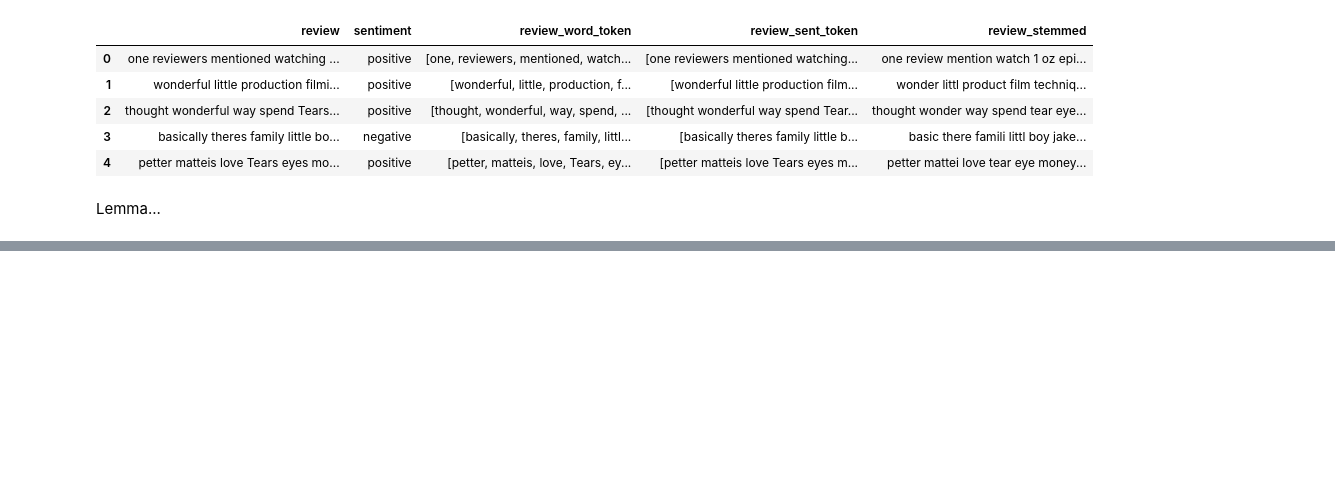
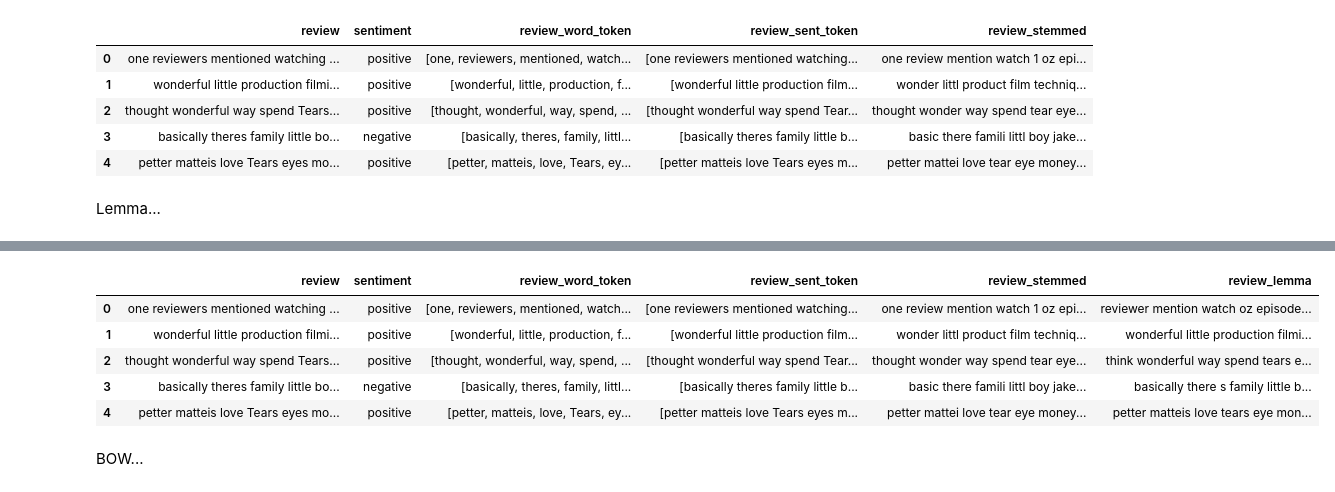
Before and after one commit to Nithin-Sanjay/NLP, a Jupyter notebook: NLP.ipynb, the cells around one changed output, grey strips where cells are left out. Drawn from its saved outputs; the diff is of its cells as text; code cells hidden in the pictures; blank space fills up the shorter version.

```diff
--- a/NLP.ipynb
+++ b/NLP.ipynb
@@ -261,0 +261,11 @@ KeyboardInterrupt:
+# %%
+data.head()
+# %% [output]
+|  | review | sentiment | review_word_token | review_sent_token | review_stemmed | review_lemma |
+| 0 | one reviewers mentioned watching ... | positive | [one, reviewers, mentioned, watch... | [one reviewers mentioned watching... | one review mention watch 1 oz epi... | reviewer mention watch oz episode... |
+| 1 | wonderful little production filmi... | positive | [wonderful, little, production, f... | [wonderful little production film... | wonder littl product film techniq... | wonderful little production filmi... |
+| 2 | thought wonderful way spend Tears... | positive | [thought, wonderful, way, spend, ... | [thought wonderful way spend Tear... | thought wonder way spend tear eye... | think wonderful way spend tears e... |
+| 3 | basically theres family little bo... | negative | [basically, theres, family, littl... | [basically theres family little b... | basic there famili littl boy jake... | basically there s family little b... |
+| 4 | petter matteis love Tears eyes mo... | positive | [petter, matteis, love, Tears, ey... | [petter matteis love Tears eyes m... | petter mattei love tear eye money... | petter matteis love tears eye mon... |
+# %% [markdown]
+BOW...
```
Also changed, not shown: parts of 5 cells of this notebook.
